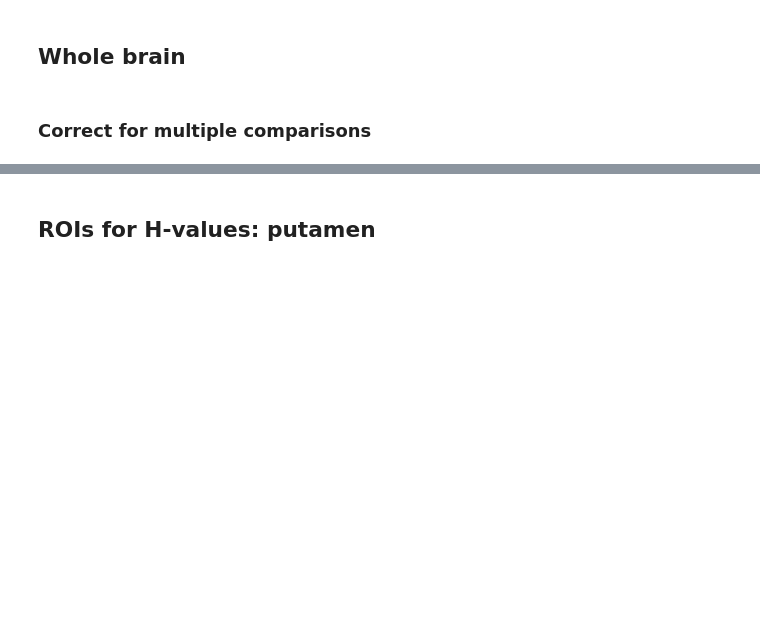
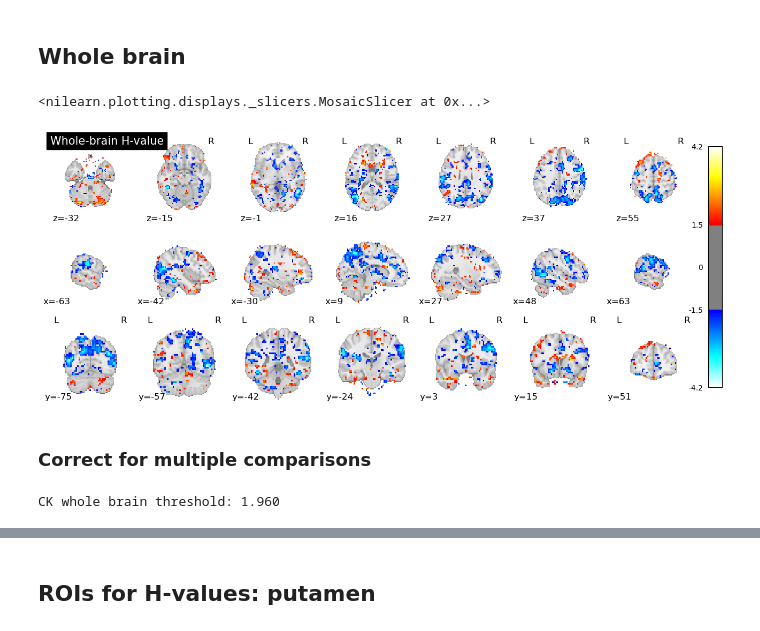
Before and after one commit to hugofluhr/learning-habits-analysis, a Jupyter notebook: results_notebooks/second_lvl_pm.ipynb, the cells around one changed output, grey strips where cells are left out. Drawn from its saved outputs; the diff is of its cells as text; code cells hidden in the pictures; blank space fills up the shorter version.

```diff
--- a/results_notebooks/second_lvl_pm.ipynb
+++ b/results_notebooks/second_lvl_pm.ipynb
@@ -245,11 +257,16 @@ CK_WB_zmap = second_level_model_CK.compute_contrast(output_type=statistic)
 # %% [markdown]
 ## Whole brain
 # %%
-plot_stat_map(CK_WB_zmap, threshold=2, black_bg=True, display_mode='mosaic', title='Average effect of CK parametric modulator')
+plot_stat_map(CK_WB_zmap, threshold=1.5, black_bg=False, display_mode='mosaic', title='Whole-brain H-value')
+# %% [output]
+<nilearn.plotting.displays._slicers.MosaicSlicer at 0x...>
+[figure, added]
 # %% [markdown]
 ### Correct for multiple comparisons
 # %%
-CK_WB_thresholded_zmap, CK_WB_threshold = threshold_stats_img(CK_WB_zmap, alpha=alpha, height_control='fdr')#, cluster_threshold=1)
-print(f"CK whole brain Bonferroni threshold: {CK_WB_threshold:.3f}")
+CK_WB_thresholded_zmap, CK_WB_threshold = threshold_stats_img(CK_WB_zmap, alpha=0.05, height_control='fpr', cluster_threshold=5)
+print(f"CK whole brain threshold: {CK_WB_threshold:.3f}")
+# %% [output]
+CK whole brain threshold: 1.960
 # %%
 np.corrcoef(CK_WB_zmap.get_fdata().flatten(), RL_WB_zmap.get_fdata().flatten())
```
Also changed, not shown: parts of 20 cells of this notebook, 1 other file.
